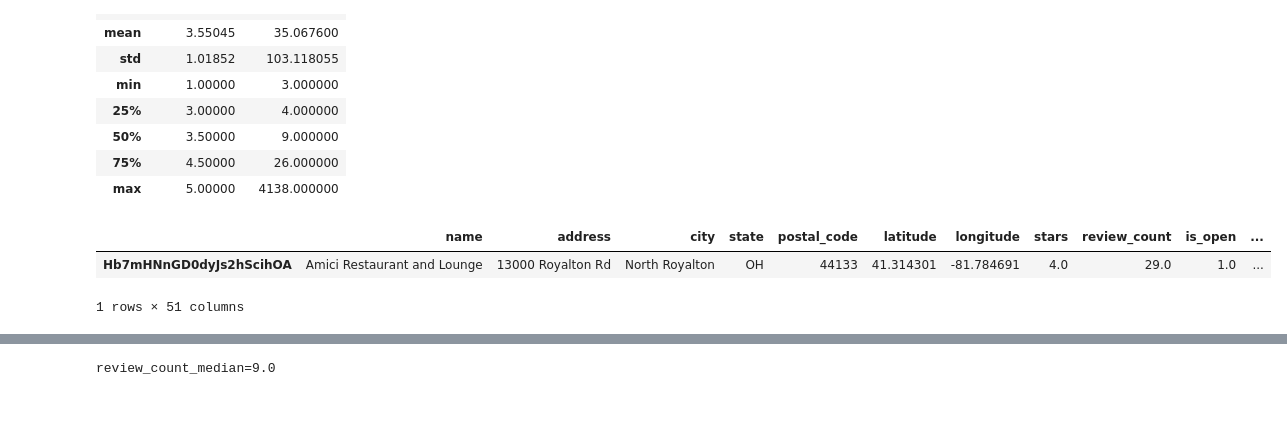
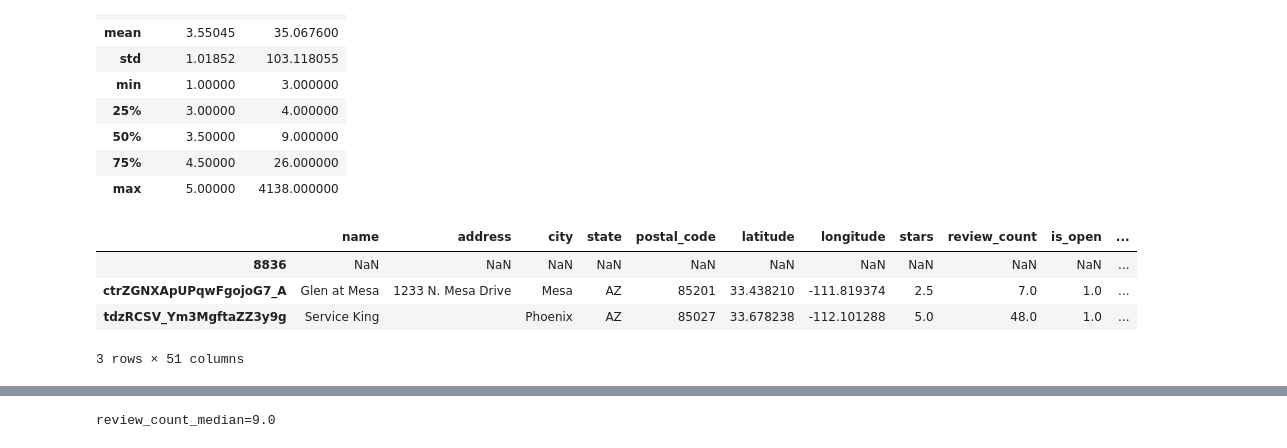
Before and after one commit to askador/data-mining-in-cybersecurity, a Jupyter notebook: data_analysis/quick_data_review/business.ipynb, the cells around one changed output, grey strips where cells are left out. Cells and saved outputs as stored; diff of their text form; code cells hidden in the pictures; blank space fills up the shorter version.

```diff
--- a/data_analysis/quick_data_review/business.ipynb
+++ b/data_analysis/quick_data_review/business.ipynb
@@ -114,8 +113,10 @@ business_df[[stars, review_count]].describe()
 | 75% | 4.50000 | 26.000000 |
 | max | 5.00000 | 4138.000000 |
 # %%
-business_df.sample(1)
+business_df.sample(3)
 # %% [output]
 |  | name | address | city | state | postal_code | latitude | longitude | stars | review_count | is_open | ... |
-| Hb7mHNnGD0dyJs2hScihOA | Amici Restaurant and Lounge | 13000 Royalton Rd | North Royalton | OH | 44133 | 41.314301 | -81.784691 | 4.0 | 29.0 | 1.0 | ... |
+| 8836 | NaN | NaN | NaN | NaN | NaN | NaN | NaN | NaN | NaN | NaN | ... |
+| ctrZGNXApUPqwFgojoG7_A | Glen at Mesa | 1233 N. Mesa Drive | Mesa | AZ | 85201 | 33.438210 | -111.819374 | 2.5 | 7.0 | 1.0 | ... |
+| tdzRCSV_Ym3MgftaZZ3y9g | Service King |  | Phoenix | AZ | 85027 | 33.678238 | -112.101288 | 5.0 | 48.0 | 1.0 | ... |
-1 rows × 51 columns
+3 rows × 51 columns
```
Also changed, not shown: parts of 7 cells of this notebook, 11 other files.
